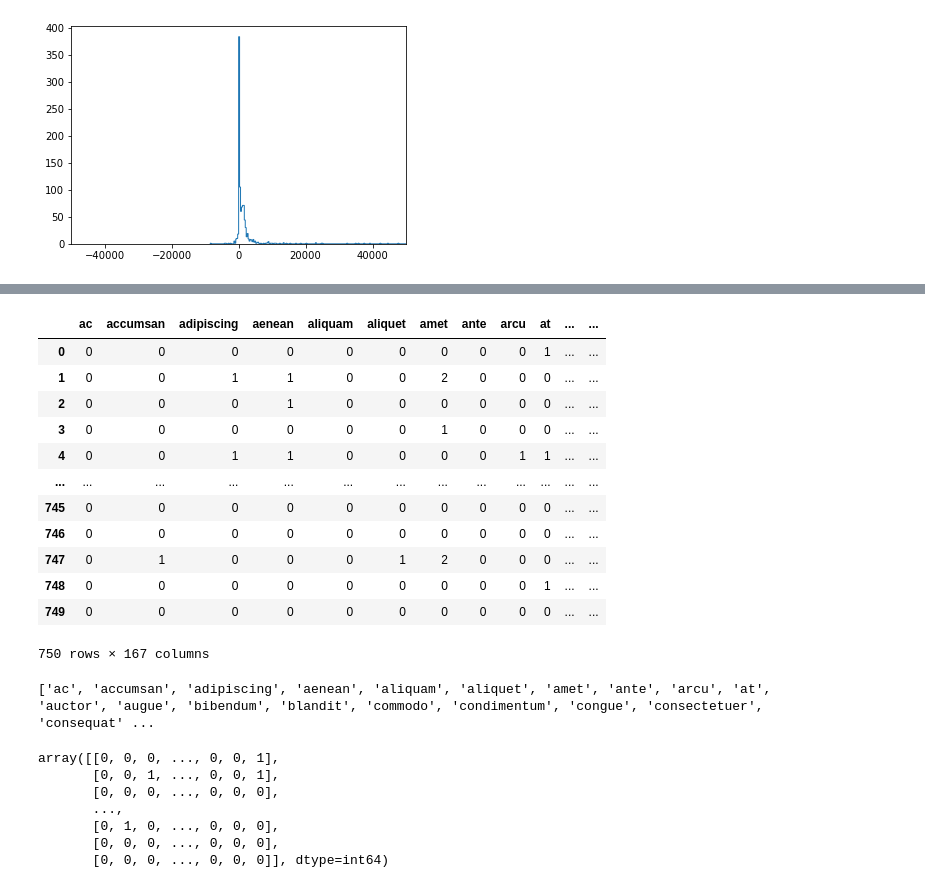
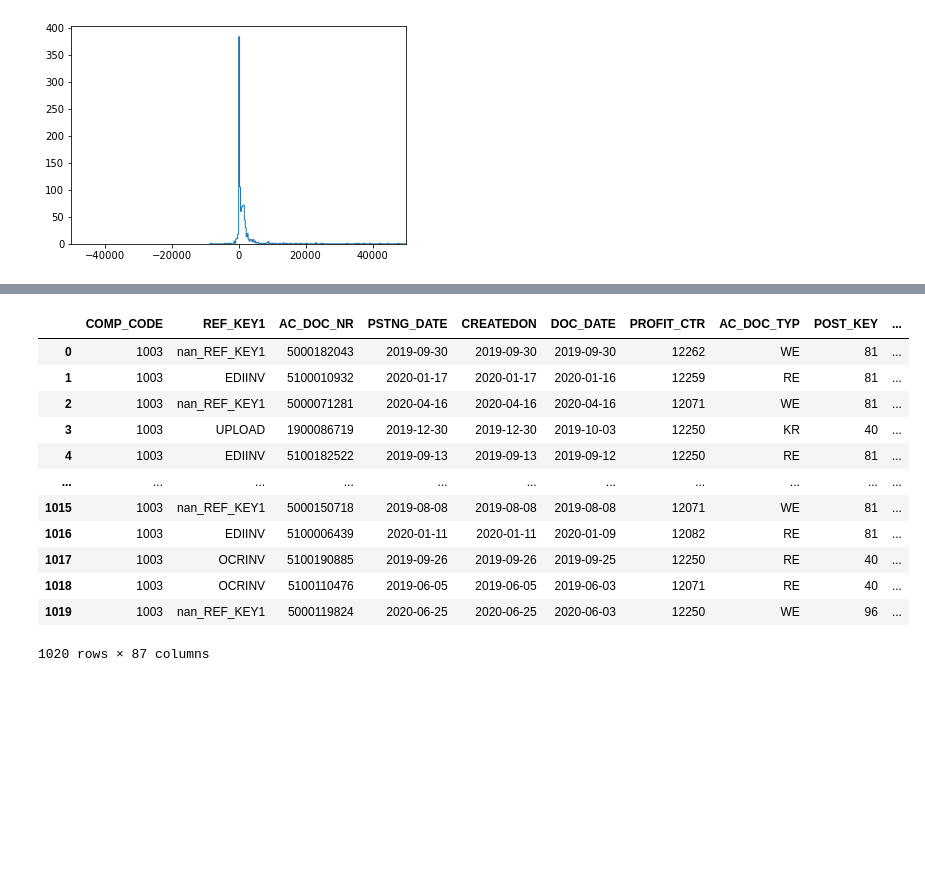
Before and after one commit to dylan1218/ClassificationProject, a Jupyter notebook: ModelsDL sup.ipynb, the cells around one changed output, grey strips where cells are left out. Drawn from its saved outputs; the diff is of its cells as text; code cells hidden in the pictures; blank space fills up the shorter version.

```diff
--- a/ModelsDL sup.ipynb
+++ b/ModelsDL sup.ipynb
@@ -379,7 +174,0 @@ modelVals.df
-# %%
-text_features = cv.fit_transform(df['TranDescription'].values)
-vect_df = pd.DataFrame(text_features.todense(), columns=cv.get_feature_names())
-
-df = pd.concat([df, vect_df], axis=1)
-
-df
@@ -426,38 +174,0 @@ array([1, 1, 0, 1, 0, 0, 0, 0, 0, 0, 1, 0, 0, 0, 1, 0, 0, 0, 0, 1, 0, 1,
-# %%
-
-
-#X_train = cv.fit_transform(df['TranDescription'])
-
-descriptions_train_transform = cv.fit_transform(descriptions_train)
-
-vect_df = pd.DataFrame(descriptions_train_transform.todense(), columns=cv.get_feature_names())
-
-vect_df
-# %% [output]
-|  | ac | accumsan | adipiscing | aenean | aliquam | aliquet | amet | ante | arcu | at | ... | ... |
-| 0 | 0 | 0 | 0 | 0 | 0 | 0 | 0 | 0 | 0 | 1 | ... | ... |
-| 1 | 0 | 0 | 1 | 1 | 0 | 0 | 2 | 0 | 0 | 0 | ... | ... |
-| 2 | 0 | 0 | 0 | 1 | 0 | 0 | 0 | 0 | 0 | 0 | ... | ... |
-| 3 | 0 | 0 | 0 | 0 | 0 | 0 | 1 | 0 | 0 | 0 | ... | ... |
-| 4 | 0 | 0 | 1 | 1 | 0 | 0 | 0 | 0 | 1 | 1 | ... | ... |
-| ... | ... | ... | ... | ... | ... | ... | ... | ... | ... | ... | ... | ... |
-| 745 | 0 | 0 | 0 | 0 | 0 | 0 | 0 | 0 | 0 | 0 | ... | ... |
-| 746 | 0 | 0 | 0 | 0 | 0 | 0 | 0 | 0 | 0 | 0 | ... | ... |
-| 747 | 0 | 1 | 0 | 0 | 0 | 1 | 2 | 0 | 0 | 0 | ... | ... |
-| 748 | 0 | 0 | 0 | 0 | 0 | 0 | 0 | 0 | 0 | 1 | ... | ... |
-| 749 | 0 | 0 | 0 | 0 | 0 | 0 | 0 | 0 | 0 | 0 | ... | ... |
-750 rows × 167 columns
-# %%
-print(cv.get_feature_names())
-# %% [output]
-['ac', 'accumsan', 'adipiscing', 'aenean', 'aliquam', 'aliquet', 'amet', 'ante', 'arcu', 'at', 'auctor', 'augue', 'bibendum', 'blandit', 'commodo', 'condimentum', 'congue', 'consectetuer', 'consequat' ...
-# %%
-descriptions_train_transform.toarray()
-# %% [output]
-array([[0, 0, 0, ..., 0, 0, 1],
-       [0, 0, 1, ..., 0, 0, 1],
-       [0, 0, 0, ..., 0, 0, 0],
-       ...,
-       [0, 1, 0, ..., 0, 0, 0],
-       [0, 0, 0, ..., 0, 0, 0],
-       [0, 0, 0, ..., 0, 0, 0]], dtype=int64)
@@ -509,0 +175,33 @@ array([[0, 0, 0, ..., 0, 0, 1],
+# %%
+modelVals = FeatureEngine(df)
+
+modelVals.oneHotEncodeLabels(["REF_KEY1","PROFIT_CTR","AC_DOC_TYP","POST_KEY","GL_ACCOUNT","ZTCODE", "BIC_ZTERMPAY", "MATL_GROUP", "ACCNT_GRPV"])
+
+
+#overwrite features to retain after the dfscaled df is called.
+modelVals.df['invoiceval'] = modelVals.df['DEB_CRE_USD']
+modelVals.df['vendorCount'] = modelVals.df['TransCount']
+modelVals.df['HCPWord'] = modelVals.df['TriggerWord']
+modelVals.df['HCPClassification'] = modelVals.df['HCPTransacation']
+
+
+#Vectorizes common words in the model.
+#In addition to frequent words we should also specifically get words or phrases that are specific to HCP selections.To also evaluate if we should use TD-IDF vs. standard count vectorizer
+#modelVals.concatVector('textappend',1,2,min_df=0.20,max_df=0.90)
+
+
+modelVals.df
+# %% [output]
+|  | COMP_CODE | REF_KEY1 | AC_DOC_NR | PSTNG_DATE | CREATEDON | DOC_DATE | PROFIT_CTR | AC_DOC_TYP | POST_KEY | ... |
+| 0 | 1003 | nan_REF_KEY1 | 5000182043 | 2019-09-30 | 2019-09-30 | 2019-09-30 | 12262 | WE | 81 | ... |
+| 1 | 1003 | EDIINV | 5100010932 | 2020-01-17 | 2020-01-17 | 2020-01-16 | 12259 | RE | 81 | ... |
+| 2 | 1003 | nan_REF_KEY1 | 5000071281 | 2020-04-16 | 2020-04-16 | 2020-04-16 | 12071 | WE | 81 | ... |
+| 3 | 1003 | UPLOAD | 1900086719 | 2019-12-30 | 2019-12-30 | 2019-10-03 | 12250 | KR | 40 | ... |
+| 4 | 1003 | EDIINV | 5100182522 | 2019-09-13 | 2019-09-13 | 2019-09-12 | 12250 | RE | 81 | ... |
+| ... | ... | ... | ... | ... | ... | ... | ... | ... | ... | ... |
+| 1015 | 1003 | nan_REF_KEY1 | 5000150718 | 2019-08-08 | 2019-08-08 | 2019-08-08 | 12071 | WE | 81 | ... |
+| 1016 | 1003 | EDIINV | 5100006439 | 2020-01-11 | 2020-01-11 | 2020-01-09 | 12082 | RE | 81 | ... |
+| 1017 | 1003 | OCRINV | 5100190885 | 2019-09-26 | 2019-09-26 | 2019-09-25 | 12250 | RE | 40 | ... |
+| 1018 | 1003 | OCRINV | 5100110476 | 2019-06-05 | 2019-06-05 | 2019-06-03 | 12071 | RE | 40 | ... |
+| 1019 | 1003 | nan_REF_KEY1 | 5000119824 | 2020-06-25 | 2020-06-25 | 2020-06-03 | 12250 | WE | 96 | ... |
+1020 rows × 87 columns
```
Also changed, not shown: parts of 23 cells of this notebook, 6 other files.
